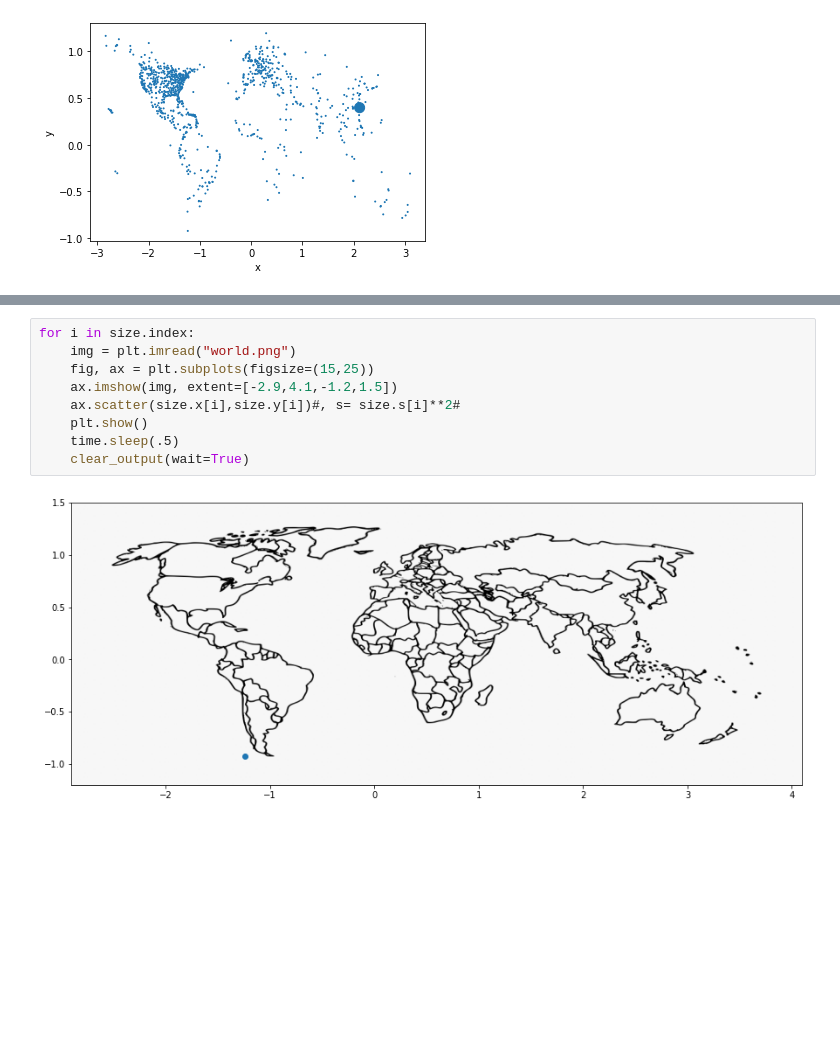
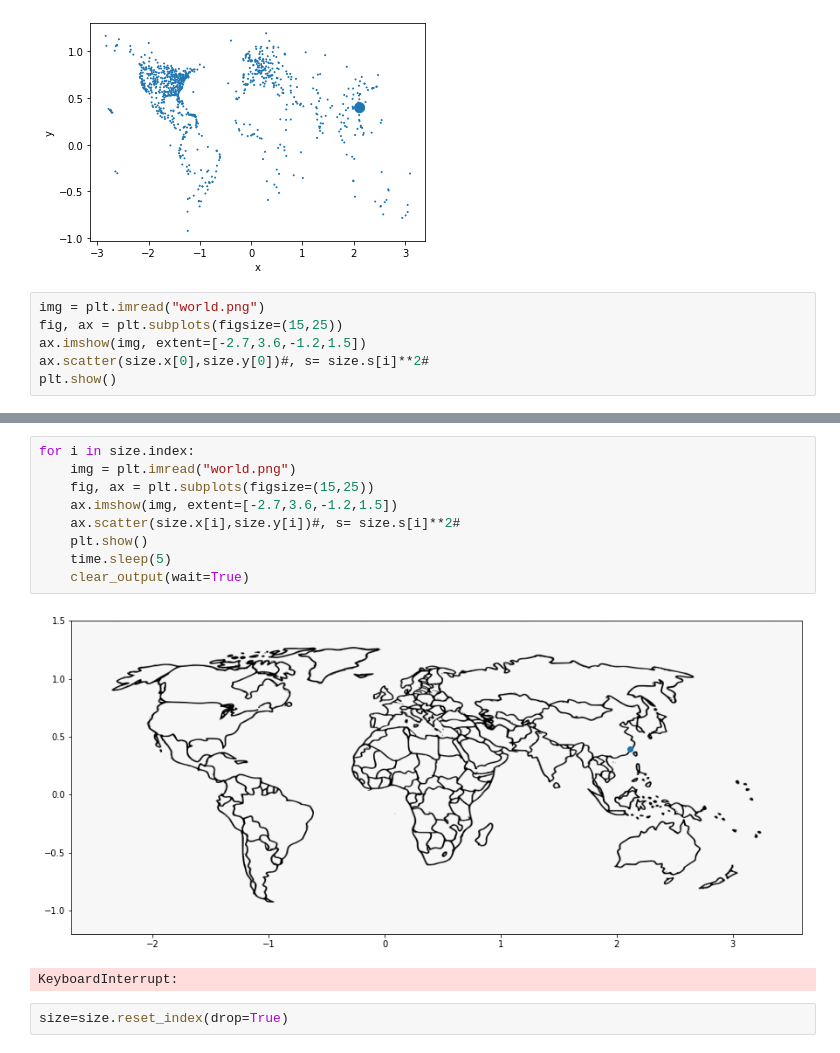
Before and after one commit to carlosiruiz/exercises, a Jupyter notebook: Untitled1.ipynb, the cells around one changed output, grey strips where cells are left out. Saved outputs shown, nothing was run; the diff lists cells and outputs as text; blank space fills up the shorter version.

```diff
--- a/Untitled1.ipynb
+++ b/Untitled1.ipynb
@@ -37,3 +53,9 @@ size.plot.scatter(x="x",y="y",s="s")
 # %% [output]
 <AxesSubplot:xlabel='x', ylabel='y'>
 [figure]
+# %%
+img = plt.imread("world.png")
+fig, ax = plt.subplots(figsize=(15,25))
+ax.imshow(img, extent=[-2.7,3.6,-1.2,1.5])
+ax.scatter(size.x[0],size.y[0])#, s= size.s[i]**2#
+plt.show()
@@ -40,11 +64,14 @@ size.plot.scatter(x="x",y="y",s="s")
 # %%
 for i in size.index:
     img = plt.imread("world.png")
     fig, ax = plt.subplots(figsize=(15,25))
-    ax.imshow(img, extent=[-2.9,4.1,-1.2,1.5])
+    ax.imshow(img, extent=[-2.7,3.6,-1.2,1.5])
     ax.scatter(size.x[i],size.y[i])#, s= size.s[i]**2#
     plt.show()
-    time.sleep(.5)
+    time.sleep(5)
     clear_output(wait=True)
 # %% [output]
-[figure, old version]
+[figure, new version]
+KeyboardInterrupt:
+# %%
+size=size.reset_index(drop=True)
```
Also changed, not shown: parts of 9 cells of this notebook.
